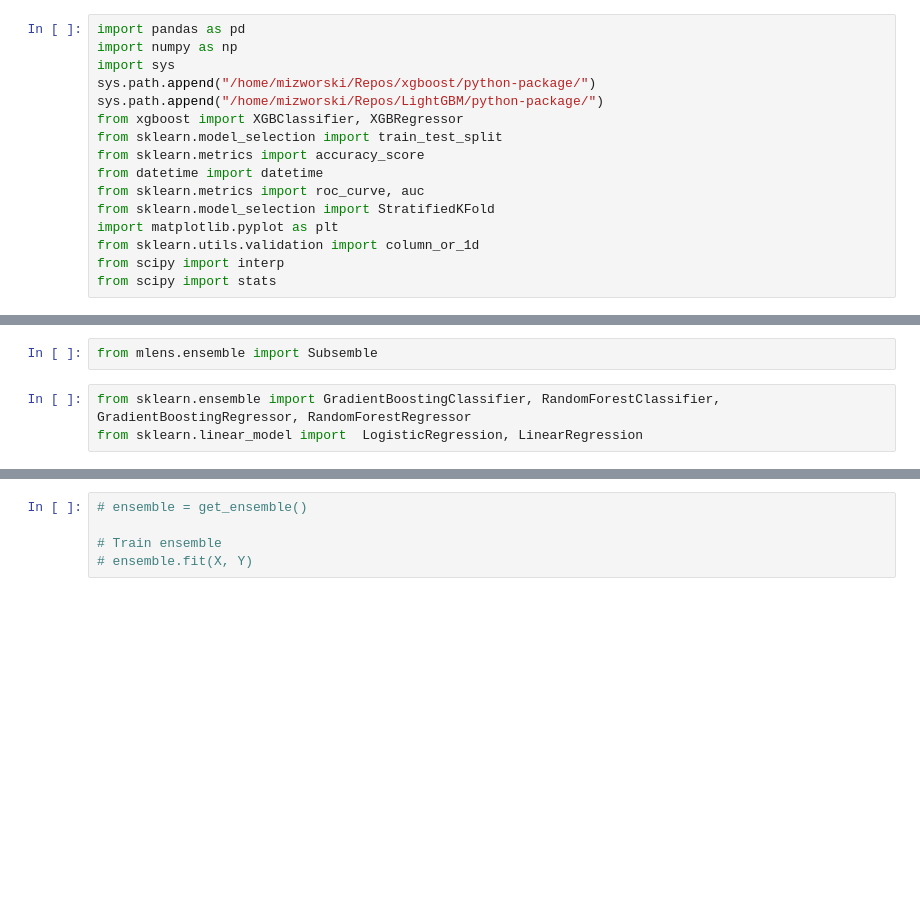
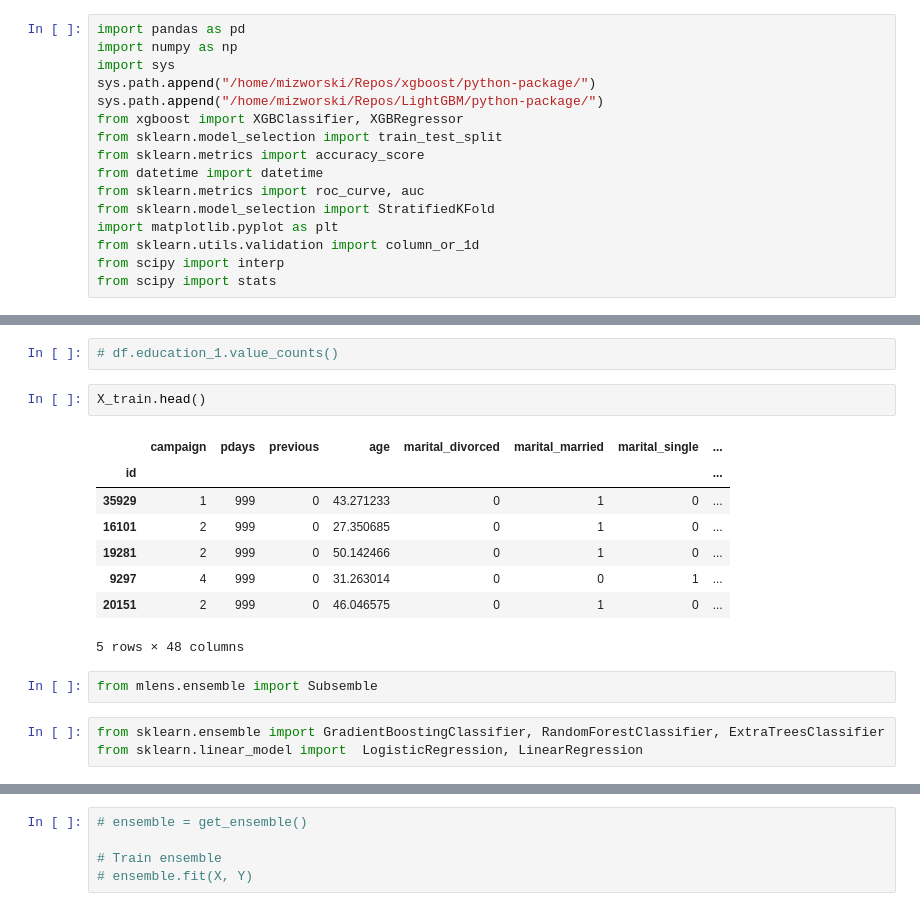
Before and after one commit to mizworski/BankMarketing, a Jupyter notebook: notebooks/ensemble.ipynb, the cells around one changed output, grey strips where cells are left out. Drawn from its saved outputs; the diff is of its cells as text; blank space fills up the shorter version.

```diff
--- a/notebooks/ensemble.ipynb
+++ b/notebooks/ensemble.ipynb
@@ -92,7 +99,20 @@ from sklearn.preprocessing import PolynomialFeatures
+# %%
+# df.education_1.value_counts()
+# %%
+X_train.head()
+# %% [output]
+|  | campaign | pdays | previous | age | marital_divorced | marital_married | marital_single | ... |
+| id |  |  |  |  |  |  |  | ... |
+| 35929 | 1 | 999 | 0 | 43.271233 | 0 | 1 | 0 | ... |
+| 16101 | 2 | 999 | 0 | 27.350685 | 0 | 1 | 0 | ... |
+| 19281 | 2 | 999 | 0 | 50.142466 | 0 | 1 | 0 | ... |
+| 9297 | 4 | 999 | 0 | 31.263014 | 0 | 0 | 1 | ... |
+| 20151 | 2 | 999 | 0 | 46.046575 | 0 | 1 | 0 | ... |
+5 rows × 48 columns
 # %%
 from mlens.ensemble import Subsemble
 # %%
-from sklearn.ensemble import GradientBoostingClassifier, RandomForestClassifier, GradientBoostingRegressor, RandomForestRegressor
+from sklearn.ensemble import GradientBoostingClassifier, RandomForestClassifier, ExtraTreesClassifier
 from sklearn.linear_model import  LogisticRegression, LinearRegression
 # %%
 def get_ensemble():
```
Also changed, not shown: parts of 11 cells of this notebook, 4 other files.
